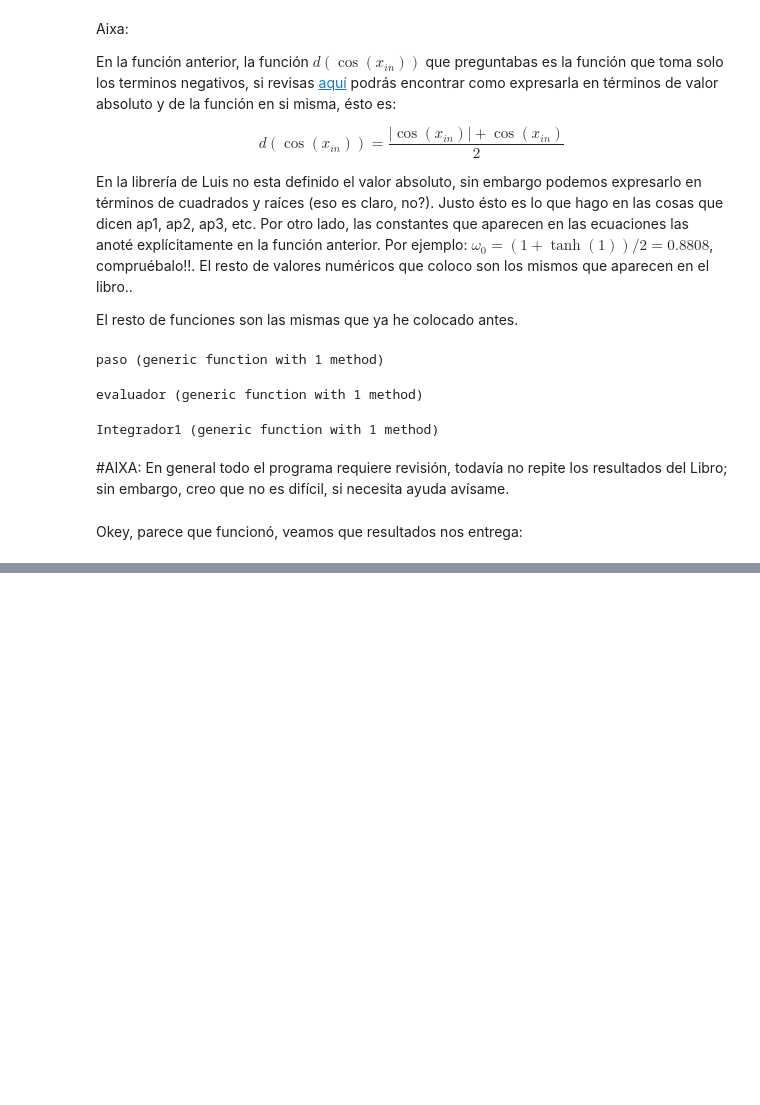
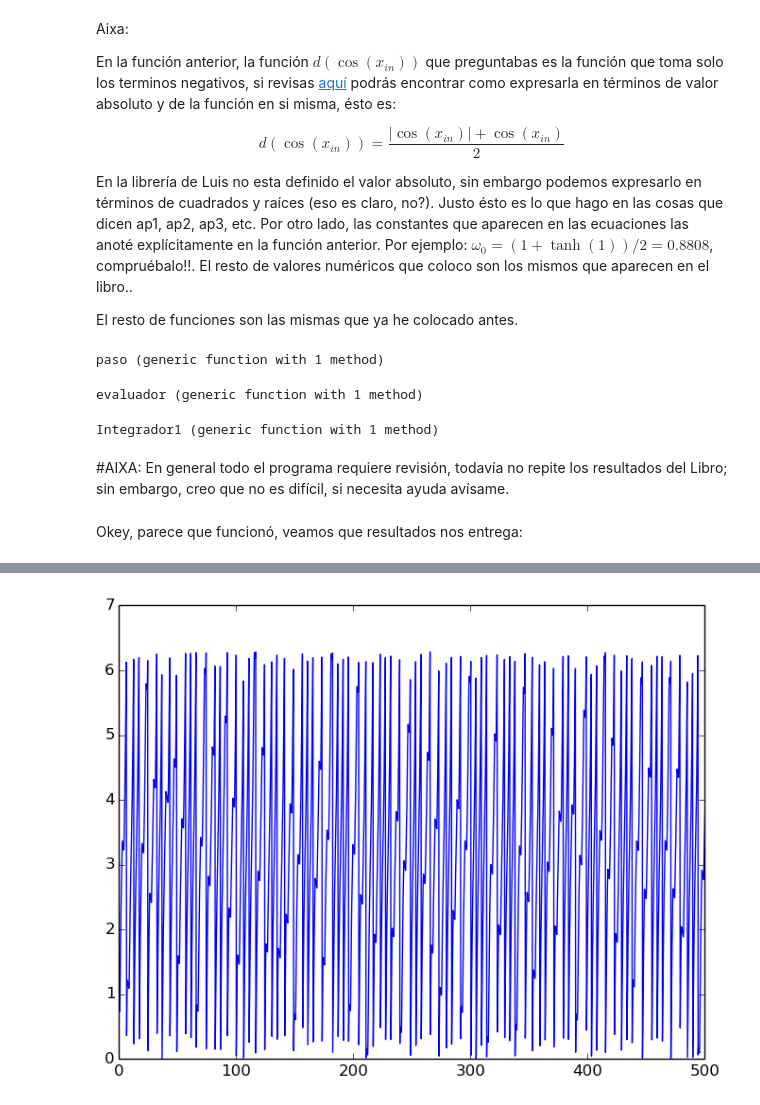
Before and after one commit to Oscarhg42/Neural-Systems, a Jupyter notebook: Respiración1.0.ipynb, the cells around one changed output, grey strips where cells are left out. Drawn from its saved outputs; the diff is of its cells as text; code cells hidden in the pictures; blank space fills up the shorter version.

```diff
--- a/Respiración1.0.ipynb
+++ b/Respiración1.0.ipynb
@@ -200,0 +240,6 @@ show()
+# %%
+plot(rest,resxin)
+xlim([0.0,500.0])
+show()
+# %% [output]
+[figure, added]
```
Also changed, not shown: parts of 8 cells of this notebook, 2 other files.
